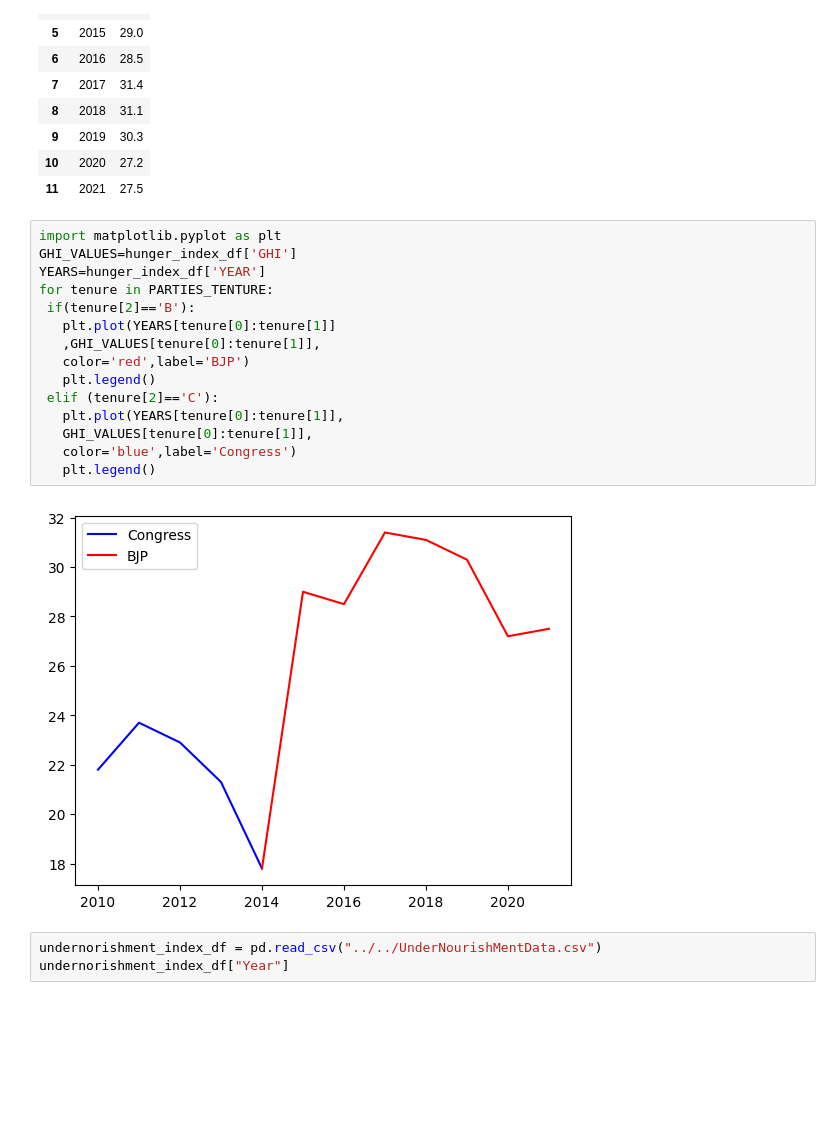
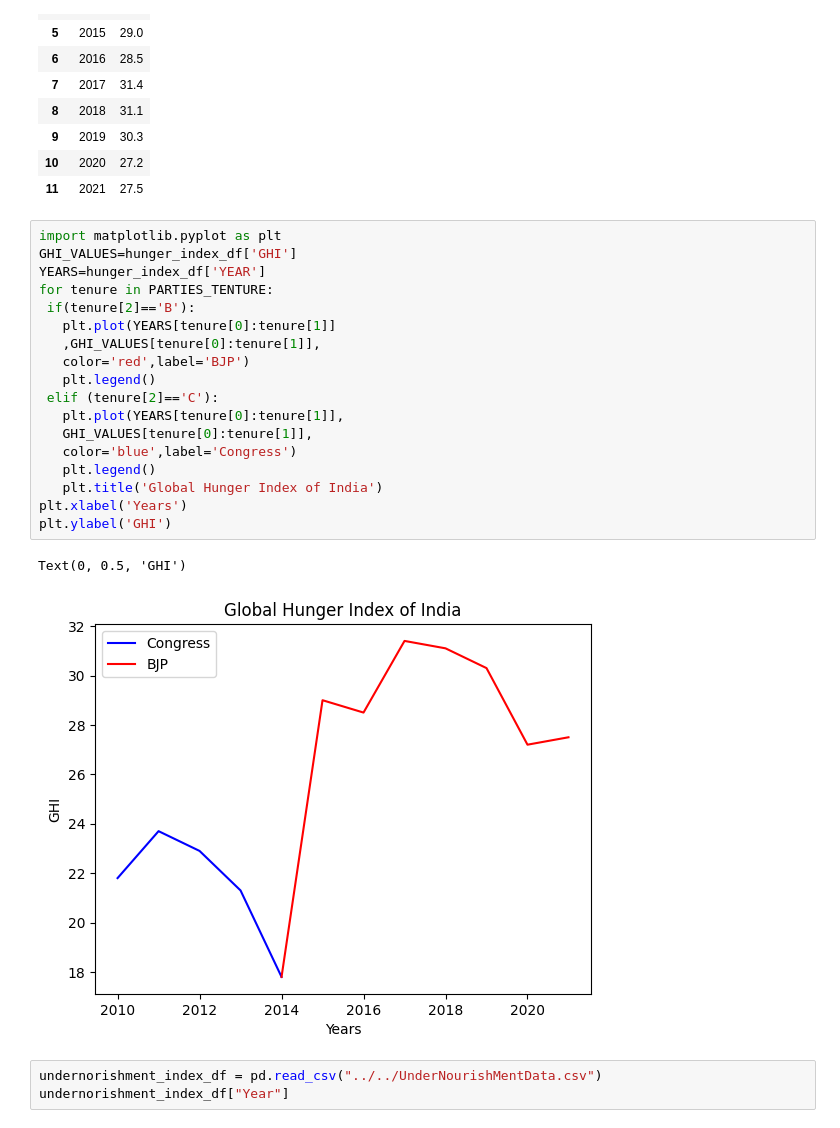
Before and after one commit to dipanshuhappy/probability-hackathon, a Jupyter notebook: food sector/hunger-index/main.ipynb, the cells around one changed output. Cells and saved outputs as stored; diff of their text form; blank space fills up the shorter version.

```diff
--- a/food sector/hunger-index/main.ipynb
+++ b/food sector/hunger-index/main.ipynb
@@ -24,20 +24,24 @@ hunger_index_df
 # %%
 import matplotlib.pyplot as plt
 GHI_VALUES=hunger_index_df['GHI']
 YEARS=hunger_index_df['YEAR']
 for tenure in PARTIES_TENTURE:
  if(tenure[2]=='B'):
    plt.plot(YEARS[tenure[0]:tenure[1]]
    ,GHI_VALUES[tenure[0]:tenure[1]],
    color='red',label='BJP')
    plt.legend()
  elif (tenure[2]=='C'):
    plt.plot(YEARS[tenure[0]:tenure[1]],
    GHI_VALUES[tenure[0]:tenure[1]],
    color='blue',label='Congress')
    plt.legend()
+   plt.title('Global Hunger Index of India')
+plt.xlabel('Years')
+plt.ylabel('GHI')
 # %% [output]
+Text(0, 0.5, 'GHI')
-[figure, old version]
+[figure, new version]
 # %%
 undernorishment_index_df = pd.read_csv("../../UnderNourishMentData.csv")
 undernorishment_index_df["Year"]
```
Also changed, not shown: parts of 1 cell of this notebook, 2 other files.
